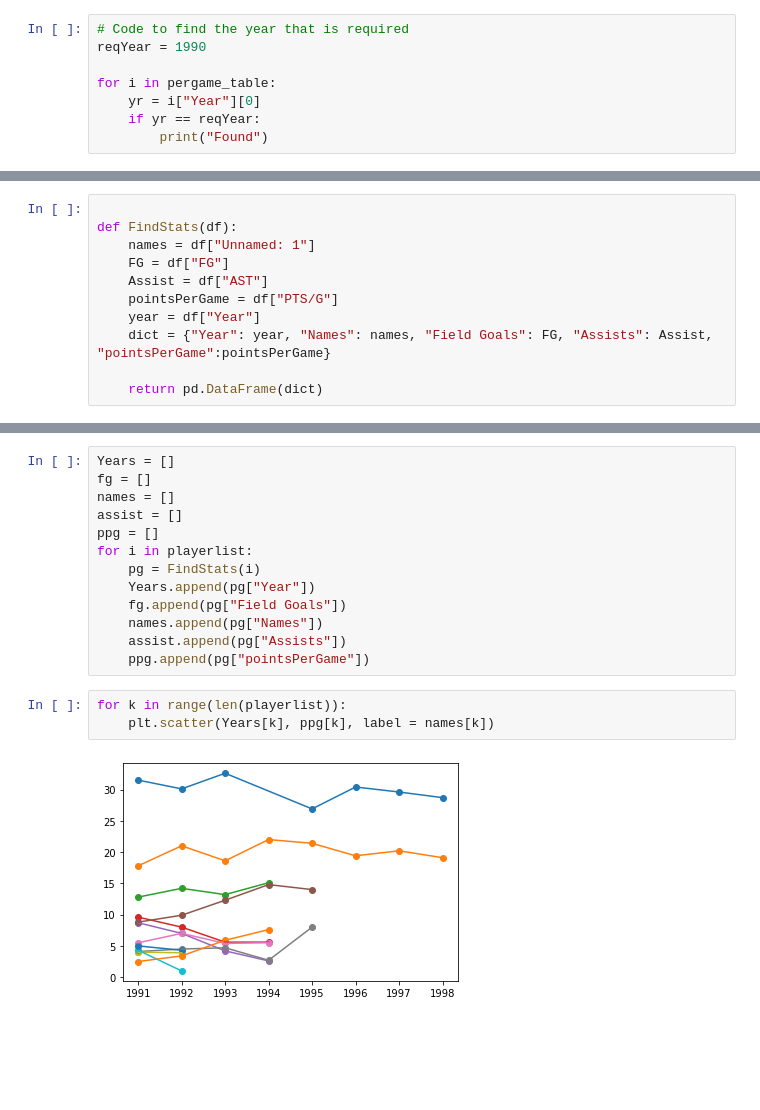
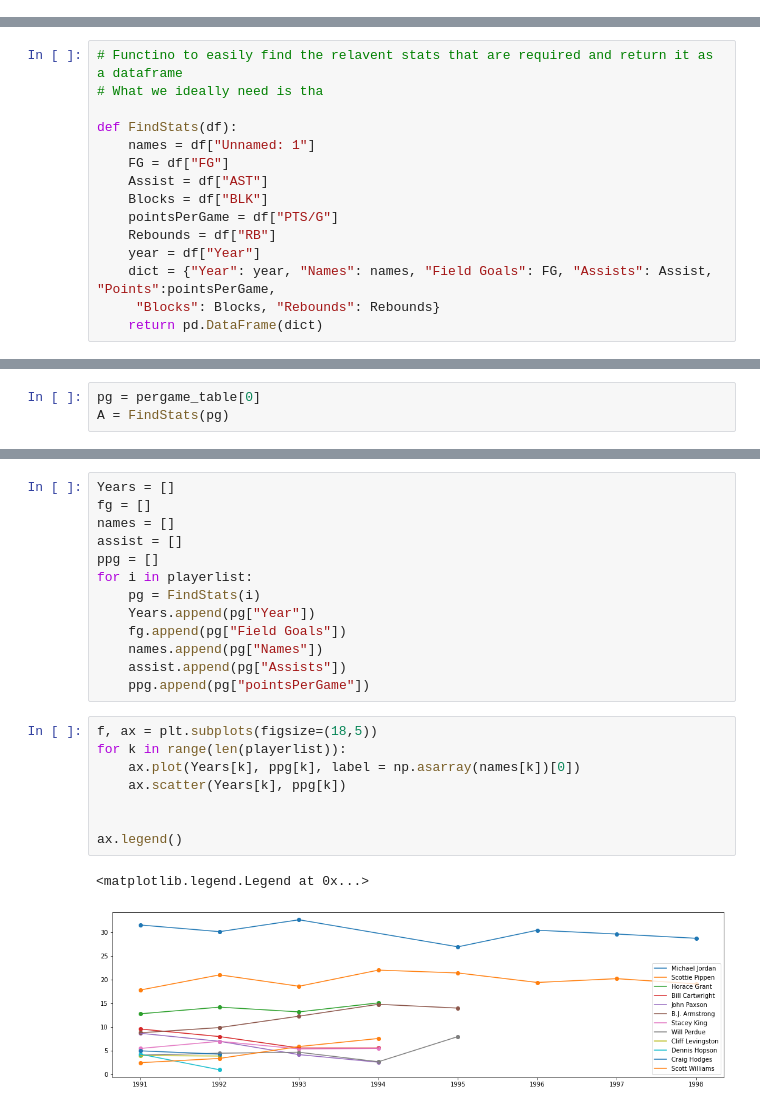
Before and after one commit to BiratalWagle/Basketball_Project, a Jupyter notebook: web_scraping.ipynb, the cells around one changed output, grey strips where cells are left out. Cells and saved outputs as stored; diff of their text form; blank space fills up the shorter version.

```diff
--- a/web_scraping.ipynb
+++ b/web_scraping.ipynb
@@ -32,9 +34 @@ for i in years:
         pergame_table.append(df)
-# %%
-# Code to find the year that is required
-reqYear = 1990
-
-for i in pergame_table:
-    yr = i["Year"][0]
-    if yr == reqYear:
-        print("Found")
@@ -41,11 +44,15 @@ for i in pergame_table:
 # %%
+# Functino to easily find the relavent stats that are required and return it as a dataframe
+# What we ideally need is tha
 
 def FindStats(df):
     names = df["Unnamed: 1"]
     FG = df["FG"]
     Assist = df["AST"]
+    Blocks = df["BLK"]
     pointsPerGame = df["PTS/G"]
+    Rebounds = df["RB"]
     year = df["Year"]
-    dict = {"Year": year, "Names": names, "Field Goals": FG, "Assists": Assist, "pointsPerGame":pointsPerGame}
-
+    dict = {"Year": year, "Names": names, "Field Goals": FG, "Assists": Assist, "Points":pointsPerGame,
+     "Blocks": Blocks, "Rebounds": Rebounds}
     return pd.DataFrame(dict)
@@ -57,0 +59,3 @@ ppg = pg["pointsPerGame"]
+# %%
+pg = pergame_table[0]
+A = FindStats(pg)
@@ -137,8 +120,14 @@ for i in playerlist:
     names.append(pg["Names"])
     assist.append(pg["Assists"])
     ppg.append(pg["pointsPerGame"])
-# %%
-for k in range(len(playerlist)):
-    plt.scatter(Years[k], ppg[k], label = names[k])
-# %% [output]
-[figure, removed]
+# %%
+f, ax = plt.subplots(figsize=(18,5))
+for k in range(len(playerlist)):
+    ax.plot(Years[k], ppg[k], label = np.asarray(names[k])[0])
+    ax.scatter(Years[k], ppg[k])
+
+
+ax.legend()
+# %% [output]
+<matplotlib.legend.Legend at 0x...>
+[figure, added]
```
Also changed, not shown: parts of 7 cells of this notebook, 1 other file.
